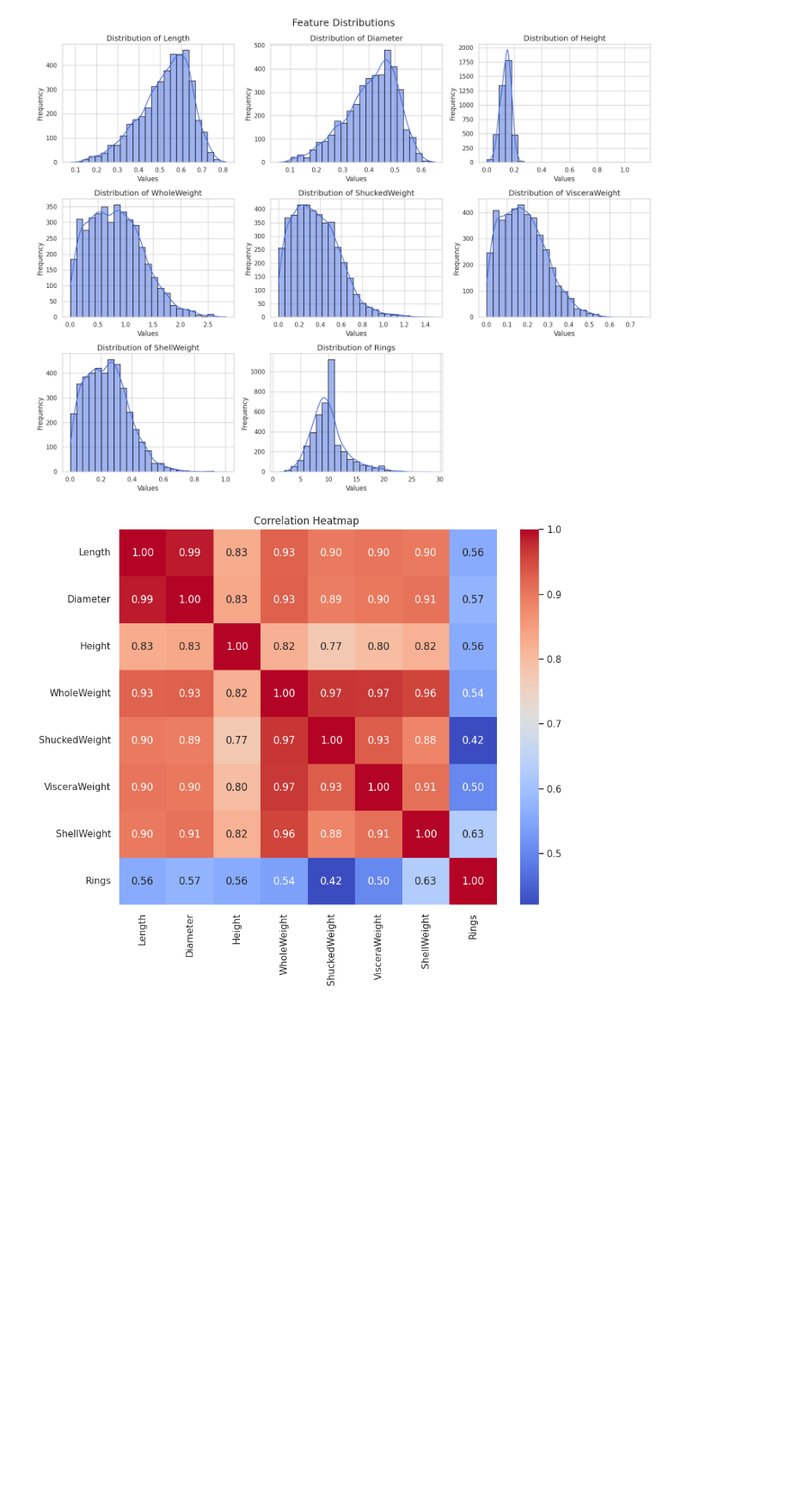
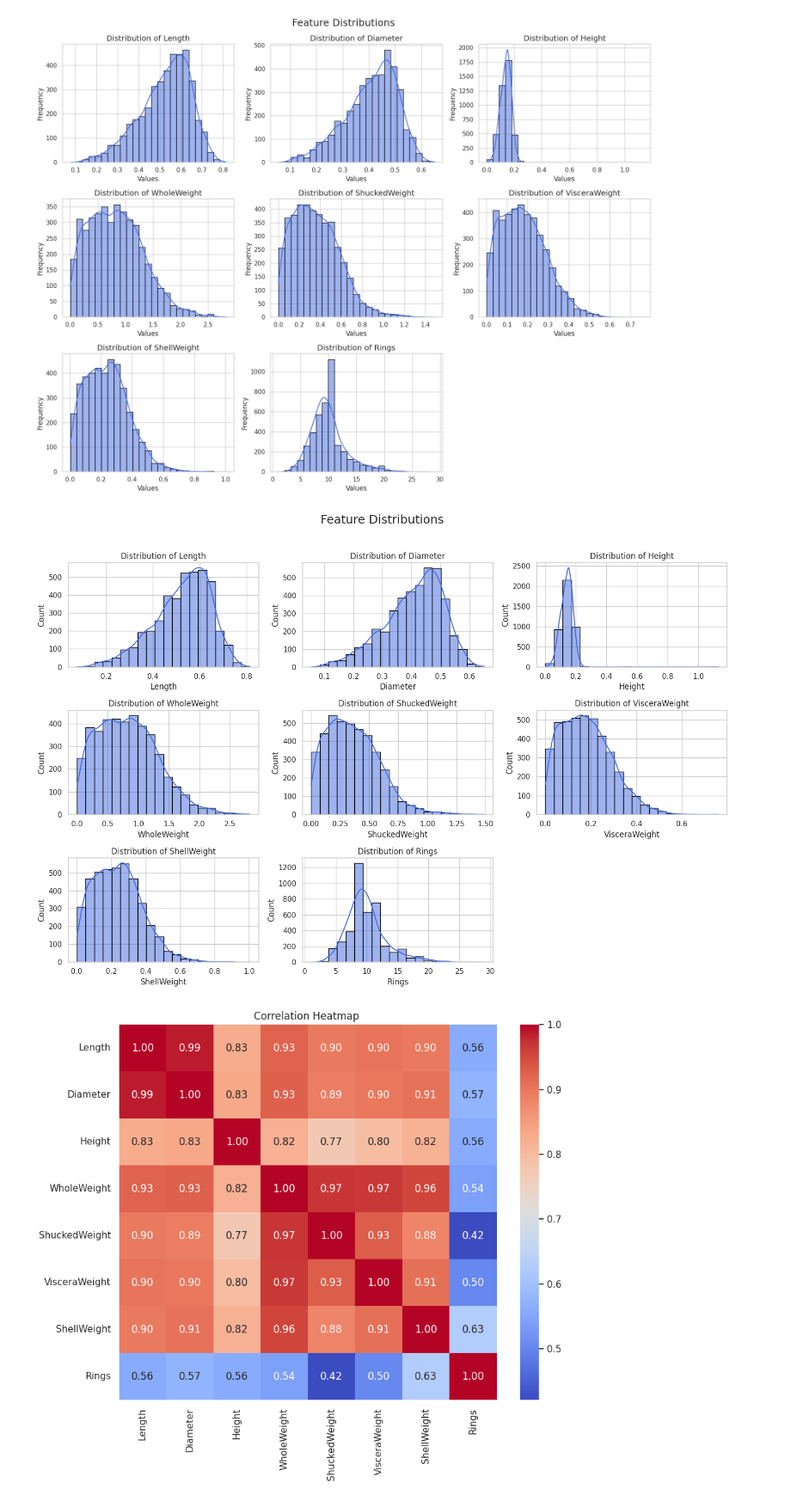
Before and after one commit to theAkashPrabu/Dessertation, a Jupyter notebook: Project.ipynb, the cells around one changed output. Shown at 86% size. Cells and saved outputs as stored; diff of their text form; code cells hidden in the pictures; blank space fills up the shorter version.

```diff
--- a/Project.ipynb
+++ b/Project.ipynb
@@ -98,6 +86,27 @@ def plot_feature_distributions(data):
 plot_feature_distributions(data)
 # %% [output]
 [figure]
+# %%
+continuous_features = ['Length', 'Diameter', 'Height',
+    'WholeWeight', 'ShuckedWeight', 'VisceraWeight',
+    'ShellWeight', 'Rings']
+
+
+
+plt.figure(figsize=(15,10))
+
+for i, col in enumerate(continuous_features):
+    plt.subplot(3, 3, i+1)
+    sns.histplot(data[col], kde=True, bins=20, color= "royalblue",edgecolor="black")  # assign specific color
+    plt.title(f'Distribution of {col}')
+    plt.grid(True)
+
+plt.suptitle("Feature Distributions", fontsize=18, y=1.02)
+plt.tight_layout()
+plt.savefig('Histogram.png')
+plt.show()
+# %% [output]
+[figure, added]
 # %%
 plt.figure(figsize=(10,8))
 sns.heatmap(data.select_dtypes(include=['number']).corr(), annot=True, cmap='coolwarm', fmt=".2f")
```
Also changed, not shown: parts of 6 cells of this notebook.
